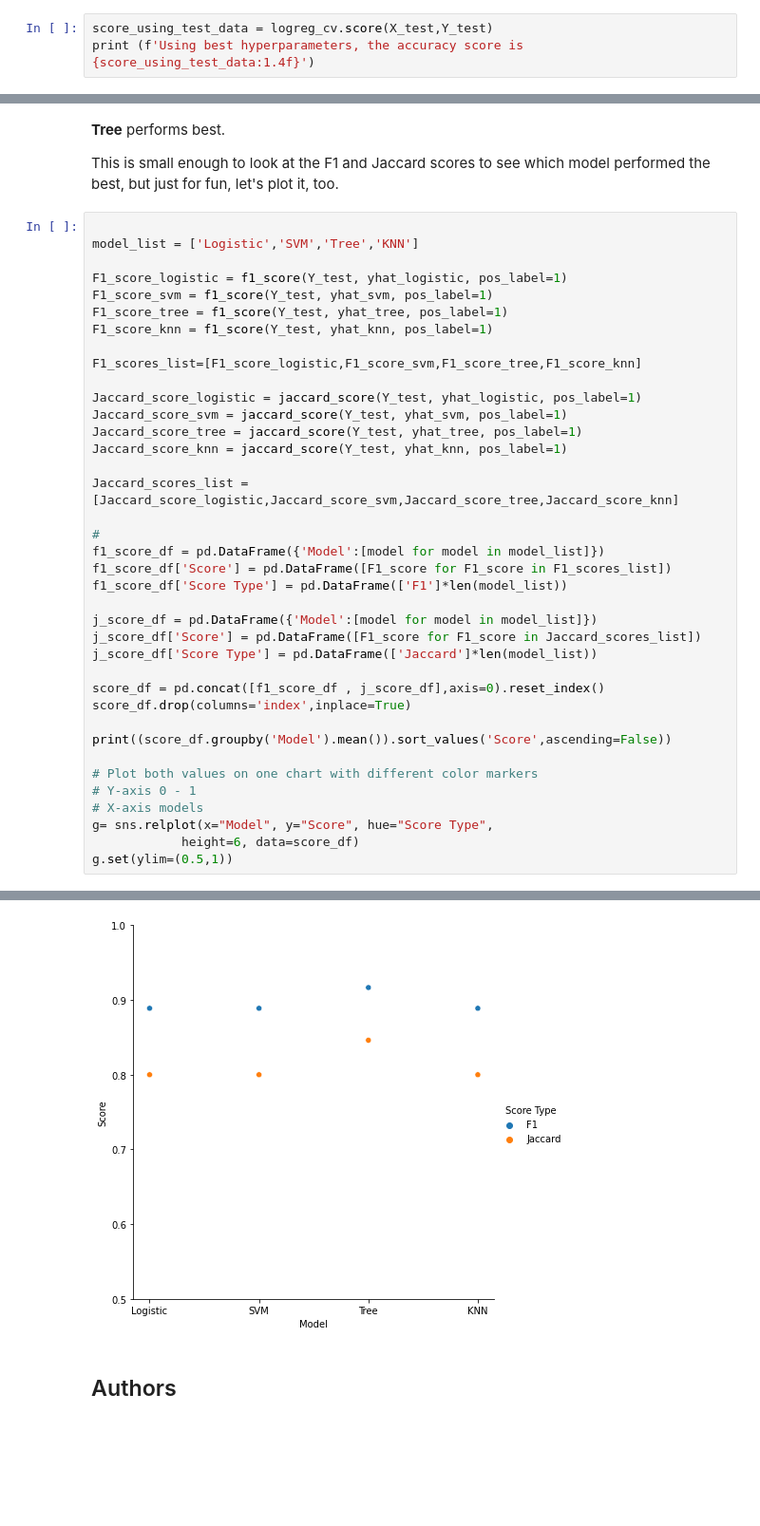
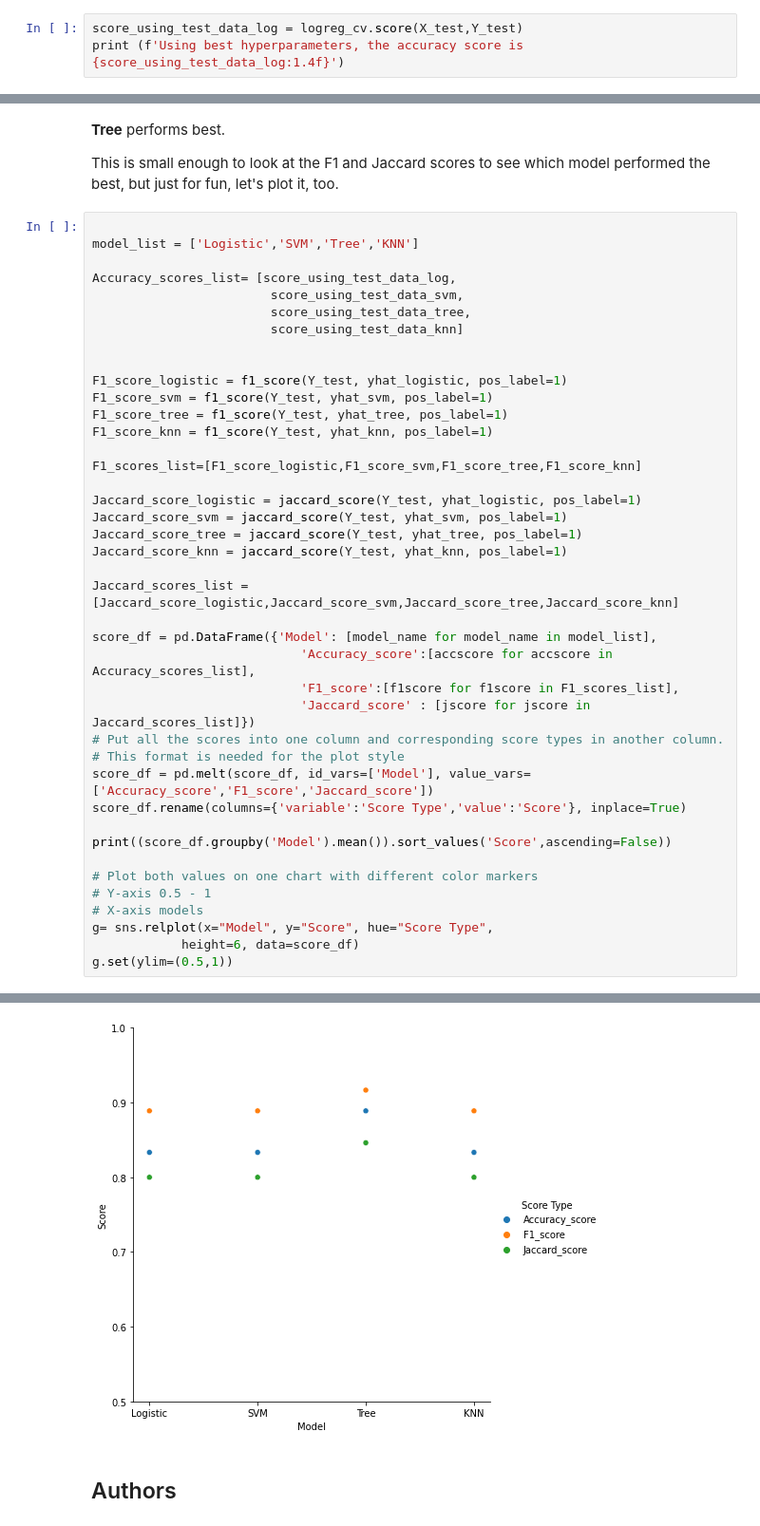
Before and after one commit to MrLRTripp/IBM-DS-Capstone, a Jupyter notebook: SpaceX_Machine Learning Prediction_Part_5.ipynb, the cells around one changed output, grey strips where cells are left out. Shown: that part at 95% size. Cells and saved outputs as stored; diff of their text form; blank space fills up the shorter version.

Commit message:
Improved the plot.

```diff
--- a/SpaceX_Machine Learning Prediction_Part_5.ipynb
+++ b/SpaceX_Machine Learning Prediction_Part_5.ipynb
@@ -234,8 +234,8 @@ Best accuracy score: 0.8464
 # %% [markdown]
 Calculate the accuracy on the test data using the method <code>score</code>:
 # %%
-score_using_test_data = logreg_cv.score(X_test,Y_test)
-print (f'Using best hyperparameters, the accuracy score is {score_using_test_data:1.4f}')
+score_using_test_data_log = logreg_cv.score(X_test,Y_test)
+print (f'Using best hyperparameters, the accuracy score is {score_using_test_data_log:1.4f}')
 # %% [output]
 Using best hyperparameters, the accuracy score is 0.8333
 # %% [markdown]
@@ -408,6 +408,12 @@ This is small enough to look at the F1 and Jaccard scores to see which model per
 # %%
 
 model_list = ['Logistic','SVM','Tree','KNN']
+
+Accuracy_scores_list= [score_using_test_data_log,
+                        score_using_test_data_svm,
+                        score_using_test_data_tree,
+                        score_using_test_data_knn]
+
 
 F1_score_logistic = f1_score(Y_test, yhat_logistic, pos_label=1)
 F1_score_svm = f1_score(Y_test, yhat_svm, pos_label=1)
@@ -423,22 +429,19 @@ Jaccard_score_knn = jaccard_score(Y_test, yhat_knn, pos_label=1)
 
 Jaccard_scores_list = [Jaccard_score_logistic,Jaccard_score_svm,Jaccard_score_tree,Jaccard_score_knn]
 
-#
-f1_score_df = pd.DataFrame({'Model':[model for model in model_list]})
-f1_score_df['Score'] = pd.DataFrame([F1_score for F1_score in F1_scores_list])
-f1_score_df['Score Type'] = pd.DataFrame(['F1']*len(model_list))
-
-j_score_df = pd.DataFrame({'Model':[model for model in model_list]})
-j_score_df['Score'] = pd.DataFrame([F1_score for F1_score in Jaccard_scores_list])
-j_score_df['Score Type'] = pd.DataFrame(['Jaccard']*len(model_list))
-
-score_df = pd.concat([f1_score_df , j_score_df],axis=0).reset_index()
-score_df.drop(columns='index',inplace=True)
+score_df = pd.DataFrame({'Model': [model_name for model_name in model_list],
+                            'Accuracy_score':[accscore for accscore in Accuracy_scores_list],
+                            'F1_score':[f1score for f1score in F1_scores_list],
+                            'Jaccard_score' : [jscore for jscore in Jaccard_scores_list]})
+# Put all the scores into one column and corresponding score types in another column.
+# This format is needed for the plot style
+score_df = pd.melt(score_df, id_vars=['Model'], value_vars=['Accuracy_score','F1_score','Jaccard_score'])
+score_df.rename(columns={'variable':'Score Type','value':'Score'}, inplace=True)
 
 print((score_df.groupby('Model').mean()).sort_values('Score',ascending=False))
 
 # Plot both values on one chart with different color markers
-# Y-axis 0 - 1
+# Y-axis 0.5 - 1
 # X-axis models
 g= sns.relplot(x="Model", y="Score", hue="Score Type",
             height=6, data=score_df)
@@ -453,5 +456,5 @@ SVM       0.844444
 <seaborn.axisgrid.FacetGrid at 0x...>
-[figure, old version]
+[figure, new version]
 # %% [markdown]
 ## Authors
 # %% [markdown]
```
Also changed, not shown: parts of 1 cell of this notebook.
